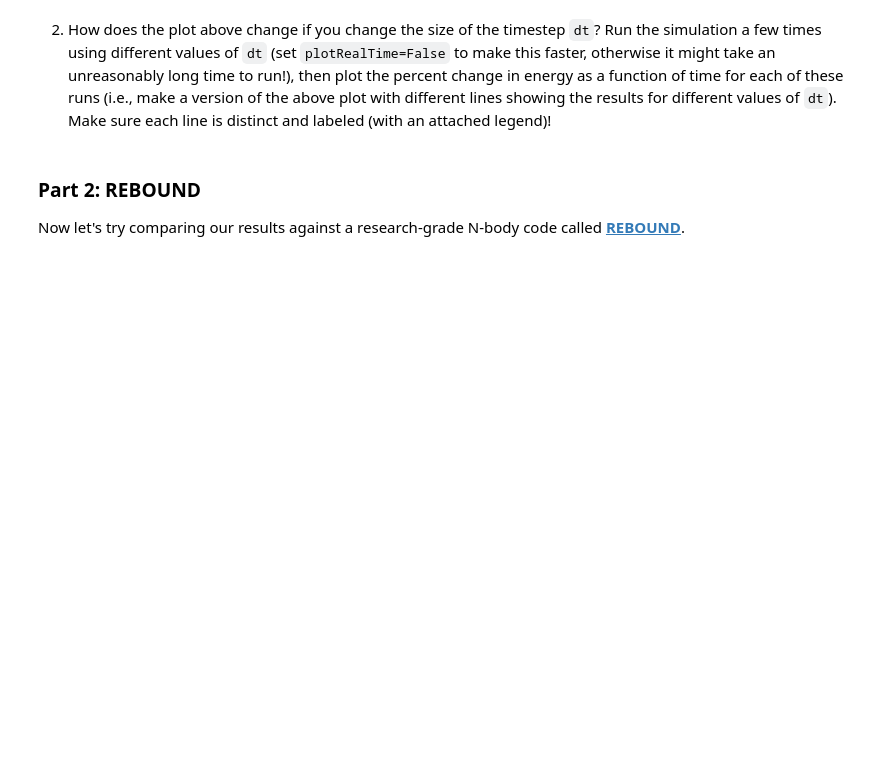
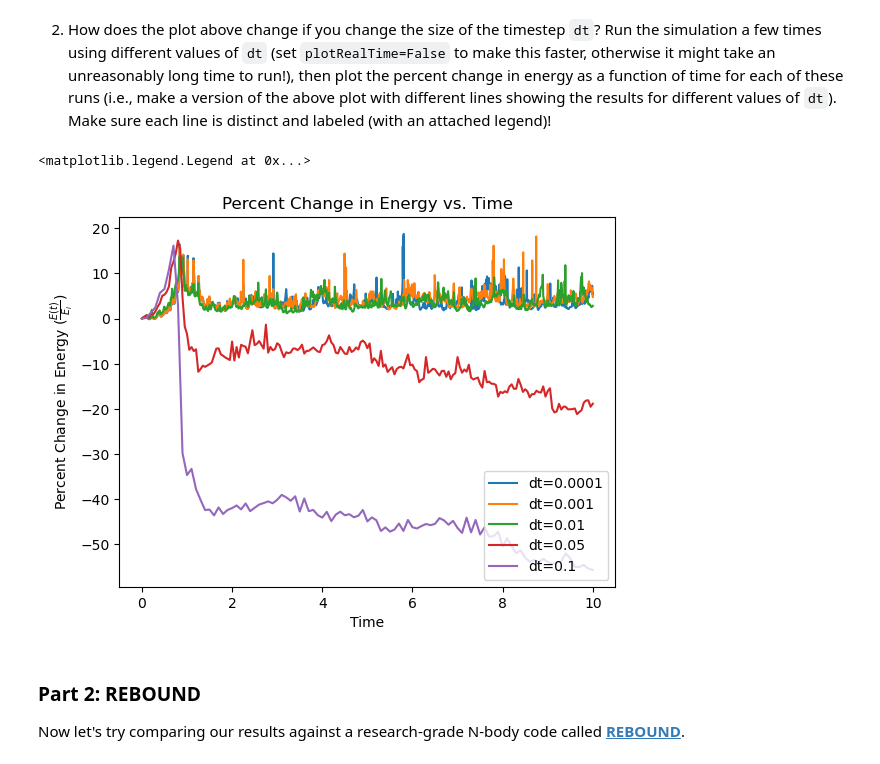
Before and after one commit to RY0no0t0/ASTR352, a Jupyter notebook: Lab 05.ipynb, the cells around one changed output. Saved outputs shown, nothing was run; the diff lists cells and outputs as text; code cells hidden in the pictures; blank space fills up the shorter version.

```diff
--- a/Lab 05.ipynb
+++ b/Lab 05.ipynb
@@ -244,3 +258,16 @@ You may have noticed in the previous plot that the total energy is not quite con
+# %%
+# Code for question 2
+for dt in [0.0001, 0.001, 0.01, 0.05, 0.1]:
+    KE_save, PE_save, t_all = runSimulation(N=100, dt=dt, plotRealTime=False)
+    TE = PE_save+KE_save
+    plt.plot(t_all, 100*TE/TE[0] - 100, label=f'dt={dt}')
+plt.xlabel('Time')
+plt.ylabel(r'Percent Change in Energy ($\frac{E(t)}{E_i}$)')
+plt.title('Percent Change in Energy vs. Time')
+plt.legend(loc='lower right')
+# %% [output]
+<matplotlib.legend.Legend at 0x...>
+[figure, added]
 # %% [markdown]
 ### Part 2: REBOUND
 
```
Also changed, not shown: parts of 17 cells of this notebook.
